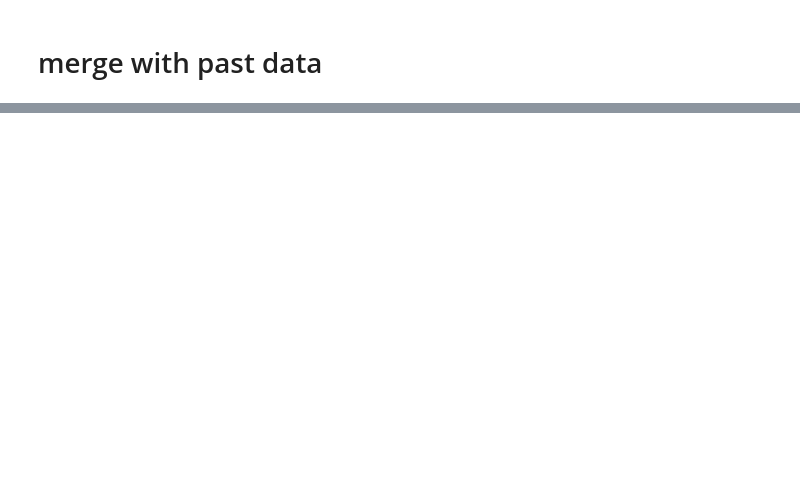
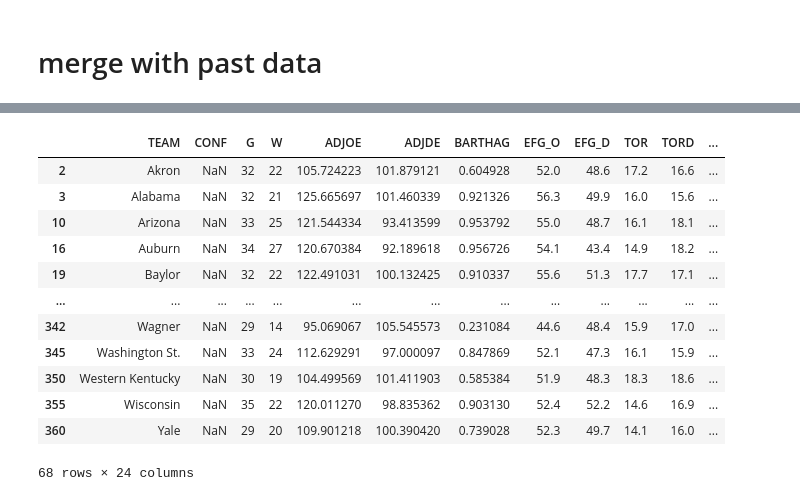
Before and after one commit to ajbenz18/march-madness-model, a Jupyter notebook: cleaning.ipynb, the cells around one changed output, grey strips where cells are left out. Cells and saved outputs as stored; diff of their text form; code cells hidden in the pictures; blank space fills up the shorter version.

```diff
--- a/cleaning.ipynb
+++ b/cleaning.ipynb
@@ -275,0 +333,16 @@ mergeddata2023
+# %%
+mergeddata2024[mergeddata2024['YEAR'] == 2024]
+# %% [output]
+|  | TEAM | CONF | G | W | ADJOE | ADJDE | BARTHAG | EFG_O | EFG_D | TOR | TORD | ... |
+| 2 | Akron | NaN | 32 | 22 | 105.724223 | 101.879121 | 0.604928 | 52.0 | 48.6 | 17.2 | 16.6 | ... |
+| 3 | Alabama | NaN | 32 | 21 | 125.665697 | 101.460339 | 0.921326 | 56.3 | 49.9 | 16.0 | 15.6 | ... |
+| 10 | Arizona | NaN | 33 | 25 | 121.544334 | 93.413599 | 0.953792 | 55.0 | 48.7 | 16.1 | 18.1 | ... |
+| 16 | Auburn | NaN | 34 | 27 | 120.670384 | 92.189618 | 0.956726 | 54.1 | 43.4 | 14.9 | 18.2 | ... |
+| 19 | Baylor | NaN | 32 | 22 | 122.491031 | 100.132425 | 0.910337 | 55.6 | 51.3 | 17.7 | 17.1 | ... |
+| ... | ... | ... | ... | ... | ... | ... | ... | ... | ... | ... | ... | ... |
+| 342 | Wagner | NaN | 29 | 14 | 95.069067 | 105.545573 | 0.231084 | 44.6 | 48.4 | 15.9 | 17.0 | ... |
+| 345 | Washington St. | NaN | 33 | 24 | 112.629291 | 97.000097 | 0.847869 | 52.1 | 47.3 | 16.1 | 15.9 | ... |
+| 350 | Western Kentucky | NaN | 30 | 19 | 104.499569 | 101.411903 | 0.585384 | 51.9 | 48.3 | 18.3 | 18.6 | ... |
+| 355 | Wisconsin | NaN | 35 | 22 | 120.011270 | 98.835362 | 0.903130 | 52.4 | 52.2 | 14.6 | 16.9 | ... |
+| 360 | Yale | NaN | 29 | 20 | 109.901218 | 100.390420 | 0.739028 | 52.3 | 49.7 | 14.1 | 16.0 | ... |
+68 rows × 24 columns
```
Also changed, not shown: parts of 14 cells of this notebook, 7 other files.
